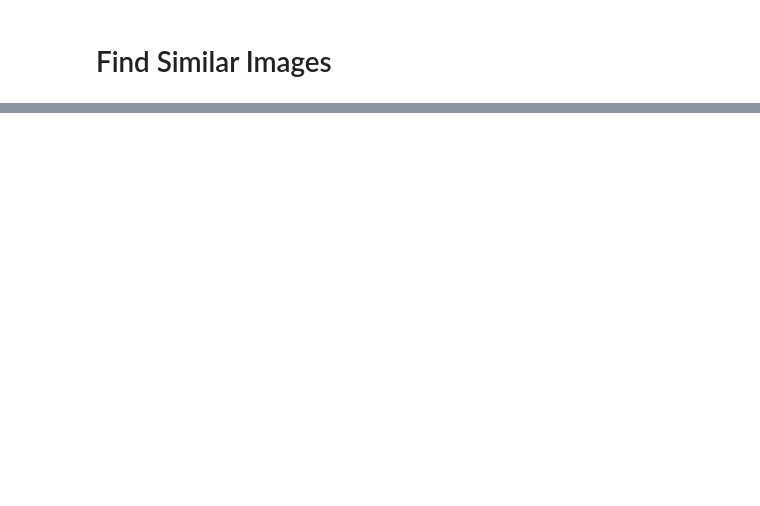
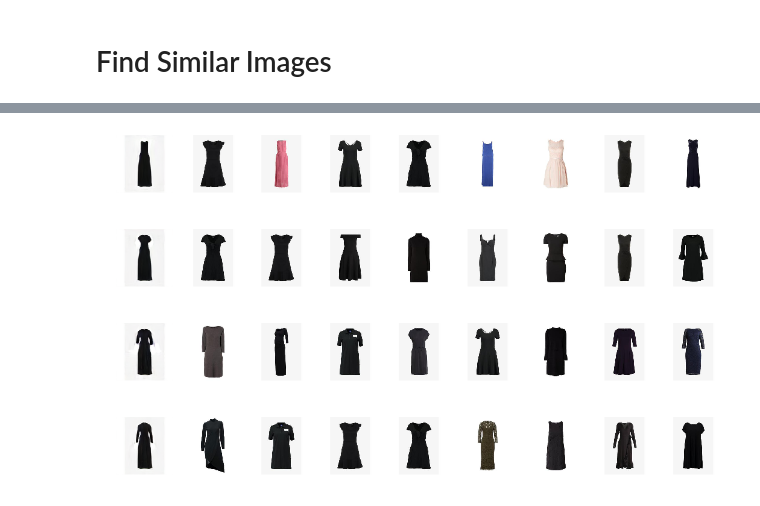
Before and after one commit to sonynka/fashion_gan, a Jupyter notebook: GANsearch_pipeline.ipynb, the cells around one changed output, grey strips where cells are left out. Saved outputs shown, nothing was run; the diff lists cells and outputs as text; code cells hidden in the pictures; blank space fills up the shorter version.

```diff
--- a/GANsearch_pipeline.ipynb
+++ b/GANsearch_pipeline.ipynb
@@ -44,0 +51,2 @@ plot_all_attr_values(test_img, 'sleeve_length')
+# %%
+resnet_search = search_utils.Search('./test_images/dresses_sample/', './test_features/dresses_sample/resnet_orig/')
@@ -55,0 +65,9 @@ features.shape
+# %%
+def plot_similar_imgs(images):
+    fig, axarr = plt.subplots(nrows=1, ncols=len(images), figsize=(len(images)*2, 2))
+
+    for i, img in enumerate(images):
+        axarr[i].imshow(img)
+        axarr[i].axis('off')
+
+    plt.show()
@@ -55,0 +92,10 @@ features.shape
+# %%
+for fake_img in fake_imgs:
+    sim_imgs = resnet_search.get_similar_images(fake_img)
+    sim_imgs = [fake_img] + sim_imgs
+    plot_similar_imgs(sim_imgs)
+# %% [output]
+[figure, added]
+[figure, added]
+[figure, added]
+[figure, added]
```
Also changed, not shown: parts of 14 cells of this notebook, 2 other files.
